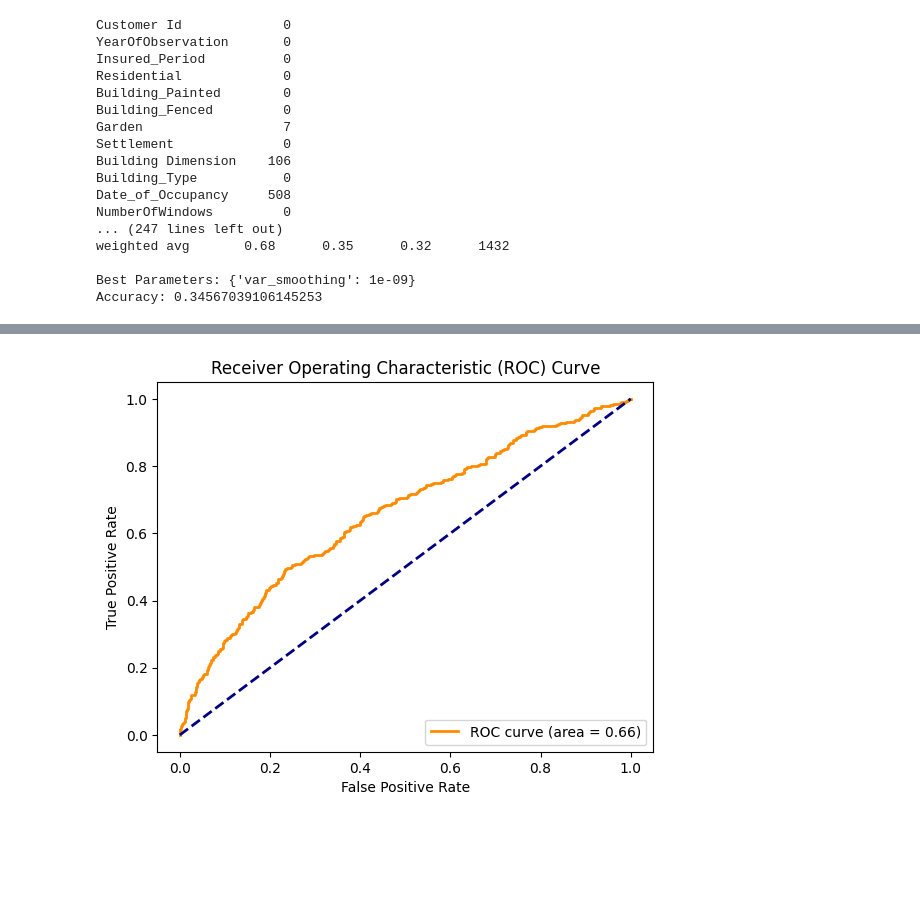
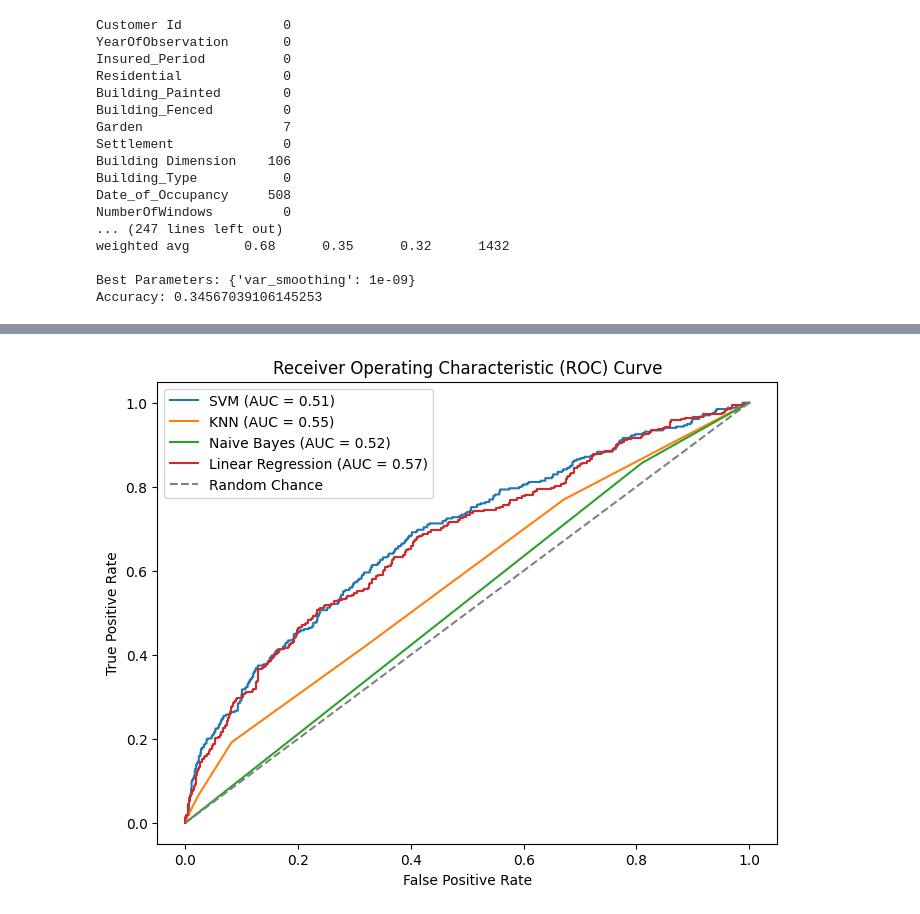
Before and after one commit to Treycj/ML_Assignment_2, a Jupyter notebook: ML_Assignment2.ipynb, the cells around one changed output, grey strips where cells are left out. Saved outputs shown, nothing was run; the diff lists cells and outputs as text; code cells hidden in the pictures; blank space fills up the shorter version.

```diff
--- a/ML_Assignment2.ipynb
+++ b/ML_Assignment2.ipynb
@@ -12,11 +12,13 @@ from sklearn.feature_selection import SelectKBest, mutual_info_classif
 from sklearn.model_selection import train_test_split
 from sklearn.svm import SVC
 from sklearn.metrics import accuracy_score,mean_squared_error, r2_score,classification_report,roc_curve, auc, confusion_matrix
-from sklearn.linear_model import LinearRegression
+from sklearn.linear_model import LinearRegression,LogisticRegression
 from sklearn.neighbors import KNeighborsClassifier
 from sklearn.naive_bayes import GaussianNB
 from sklearn.model_selection import GridSearchCV
 from sklearn.datasets import make_classification
+from sklearn.metrics import roc_curve, roc_auc_score
+
 
 
 
@@ -292,33 +294,92 @@ y_pred = grid_search.predict(X_test)
 accuracy = accuracy_score(y_test, y_pred)
 print("Accuracy:", accuracy)
 
+# Choosing best Model
+# Initialize models
+svm_model = SVC(probability=True)
+knn_model = KNeighborsClassifier()
+nb_model = GaussianNB()
+lr_model = LogisticRegression()
 
-# Model Evaluation
+# Train the models
+svm_model.fit(X_train, y_train)
+knn_model.fit(X_train, y_train)
+nb_model.fit(X_train, y_train)
+lr_model.fit(X_train, y_train)
 
-# Split the dataset into training and testing sets
 
-# Create an SVM classifier
-svm_classifier = SVC(probability=True, kernel='linear')  # Use probability=True for ROC curve
+svm_predictions = svm_model.predict(X_test)
+knn_predictions = knn_model.predict(X_test)
+nb_predictions = nb_model.predict(X_test)
+lr_predictions = lr_model.predict(X_test)
 
-# Train the SVM model
-svm_classifier.fit(X_train, y_train)
 
-# Make probability predictions on the test set
-y_scores = svm_classifier.predict_proba(X_test)[:, 1]  # Probability of the positive class
+# Calculate ROC and AUC for SVM
+svm_fpr, svm_tpr, _ = roc_curve(y_test, svm_model.predict_proba(X_test)[:, 1])
+svm_auc = roc_auc_score(y_test, svm_predictions)
 
-# Calculate ROC curve and AUC
-fpr, tpr, thresholds = roc_curve(y_test, y_scores)
-roc_auc = auc(fpr, tpr)
+# Calculate ROC and AUC for KNN
+knn_fpr, knn_tpr, _ = roc_curve(y_test, knn_model.predict_proba(X_test)[:, 1])
+knn_auc = roc_auc_score(y_test, knn_predictions)
 
-# Plot ROC curve
-plt.figure()
-plt.plot(fpr, tpr, color='darkorange', lw=2, label='ROC curve (area = {:.2f})'.format(roc_auc))
-plt.plot([0, 1], [0, 1], color='navy', lw=2, linestyle='--')
+# Calculate ROC and AUC for Naive Bayes
+nb_fpr, nb_tpr, _ = roc_curve(y_test, nb_model.predict_proba(X_test)[:, 1])
+nb_auc = roc_auc_score(y_test, nb_predictions)
+
+# Calculate ROC and AUC for Linear Regression
+lr_fpr, lr_tpr, _ = roc_curve(y_test, lr_model.predict_proba(X_test)[:, 1])
+lr_auc = roc_auc_score(y_test, lr_predictions)
+
+plt.figure(figsize=(8, 6))
+
+# Plot ROC curve for SVM
+plt.plot(svm_fpr, svm_tpr, label=f'SVM (AUC = {svm_auc:.2f})')
+
+# Plot ROC curve for KNN
+plt.plot(knn_fpr, knn_tpr, label=f'KNN (AUC = {knn_auc:.2f})')
+
+# Plot ROC curve for Naive Bayes
+plt.plot(nb_fpr, nb_tpr, label=f'Naive Bayes (AUC = {nb_auc:.2f})')
+
+# Plot ROC curve for Linear Regression
+plt.plot(lr_fpr, lr_tpr, label=f'Linear Regression (AUC = {lr_auc:.2f})')
+
+# Plot the random chance line
+plt.plot([0, 1], [0, 1], linestyle='--', color='gray', label='Random Chance')
+
+# Add labels and legend
 plt.xlabel('False Positive Rate')
 plt.ylabel('True Positive Rate')
 plt.title('Receiver Operating Characteristic (ROC) Curve')
-plt.legend(loc='lower right')
+plt.legend()
 plt.show()
+
+# # Model Evaluation
+
+# # Split the dataset into training and testing sets
+
+# # Create an SVM classifier
+# svm_classifier = SVC(probability=True, kernel='linear')  # Use probability=True for ROC curve
+
+# # Train the SVM model
+# svm_classifier.fit(X_train, y_train)
+
+# # Make probability predictions on the test set
+# y_scores = svm_classifier.predict_proba(X_test)[:, 1]  # Probability of the positive class
+
+# # Calculate ROC curve and AUC
+# fpr, tpr, thresholds = roc_curve(y_test, y_scores)
+# roc_auc = auc(fpr, tpr)
+
+# # Plot ROC curve
+# plt.figure()
+# plt.plot(fpr, tpr, color='darkorange', lw=2, label='ROC curve (area = {:.2f})'.format(roc_auc))
+# plt.plot([0, 1], [0, 1], color='navy', lw=2, linestyle='--')
+# plt.xlabel('False Positive Rate')
+# plt.ylabel('True Positive Rate')
+# plt.title('Receiver Operating Characteristic (ROC) Curve')
+# plt.legend(loc='lower right')
+# plt.show()
 # %% [output]
 Customer Id             0
 YearOfObservation       0
@@ -340,4 +408,4 @@ Accuracy: 0.34567039106145253
-[figure, old version]
+[figure, new version]
 # %%
 from sklearn import svm
 import matplotlib.pyplot as plt
```
Also changed, not shown: parts of 2 cells of this notebook.
